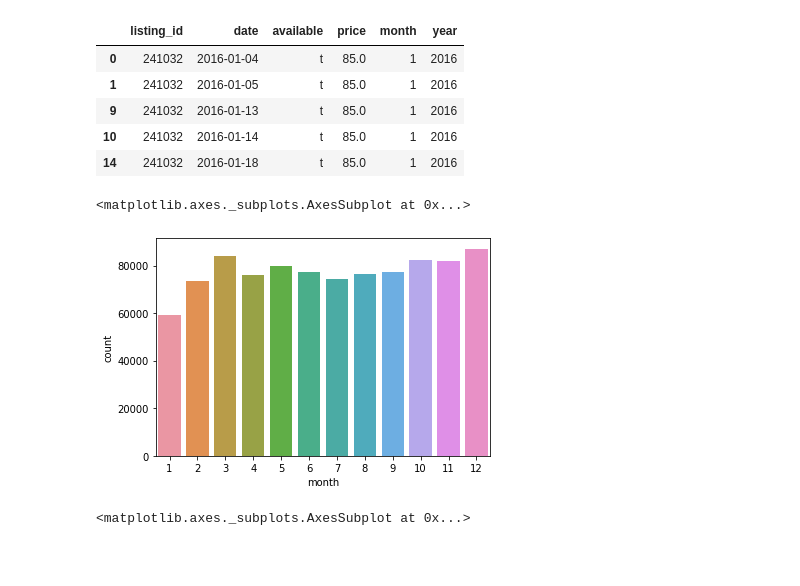
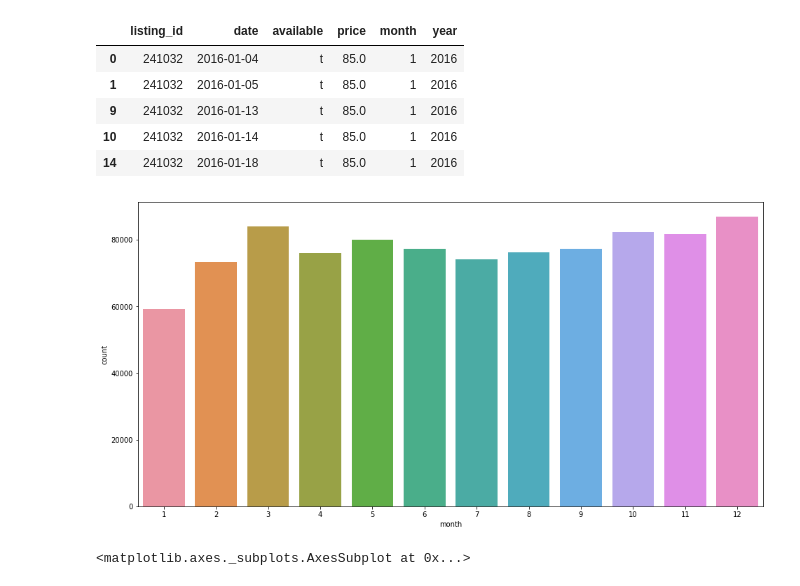
Before and after one commit to Soundoffear/DS_Nano_Project_1, a Jupyter notebook: Seattle_Airbnb.ipynb, the cells around one changed output. Saved outputs shown, nothing was run; the diff lists cells and outputs as text; code cells hidden in the pictures; blank space fills up the shorter version.

```diff
--- a/Seattle_Airbnb.ipynb
+++ b/Seattle_Airbnb.ipynb
@@ -299,6 +314,7 @@ Observations from above graph:
 # %%
 #function to check if deposit is required or not, for NaN values we will assume that no deposit is required
 def deposit_required(x):
+    """ This function returns true if value for deposit is bigger than zero and false when not """
     if x > 0:
         return True
     return False
@@ -376,0 +399,38 @@ There is not much big difference either, however, we can see that no deposit lis
+# %%
+fig = plt.figure(figsize=(20, 10))
+plot1 = plt.subplot2grid((2,3), (0, 0), colspan=2)
+plot2 = plt.subplot2grid((2,3), (1, 0), colspan=2)
+plot3 = plt.subplot2grid((2,3), (0, 2), rowspan=2)
+sns.distplot(df_deposit.review_scores_rating, bins=50, kde=False, color='red', ax=plot1)
+sns.distplot(df_no_deposit.review_scores_rating, bins=50, kde=False, color='blue', ax=plot2)
+plot3.barh(y=l_df_mod.Deposit_required.unique(),
+          width=l_df_mod.Deposit_required.value_counts(),
+           height=0.5,
+          color='green')
+for x, y in zip(l_df_mod.Deposit_required.value_counts(),
+               l_df_mod.Deposit_required.unique()):
+    plot3.annotate(xy=[x/2, y], s=x, color='white', fontsize=24,
+                  fontweight='bold')
+plot1.axes.get_xaxis().set_visible(False)
+plot1.axes.set_xlim(0, 100)
+plot1.set_title("Listings with deposit",
+               fontsize=18,
+               fontweight='bold',
+               pad=10)
+plot2.axes.set_xlim(0, 100)
+plot2.set_title('Listings without deposit',
+               fontsize=18,
+               fontweight='bold',
+               pad=10)
+plot2.axes.set_xlabel("Review Score Rating", fontsize=16)
+plot3.axes.get_yaxis().set_visible(False)
+plot3.set_title('Number of listings',
+               fontsize=18,
+               fontweight='bold',
+               pad=10)
+fig.suptitle("Distribution of reviews between listings that require deposits and those that do not",
+            fontsize=24,
+            fontweight='bold')
+plt.xticks(fontsize=14)
+plt.yticks(fontsize=14)
+plt.show()
@@ -513,10 +631,11 @@ c_df_2016.head()
 | 10 | 241032 | 2016-01-14 | t | 85.0 | 1 | 2016 |
 | 14 | 241032 | 2016-01-18 | t | 85.0 | 1 | 2016 |
 # %%
+plt.figure(figsize=(16, 8))
 sns.countplot(data=c_df_2016, x='month')
+plt.show()
 # %% [output]
-<matplotlib.axes._subplots.AxesSubplot at 0x...>
-[figure, old version]
+[figure, new version]
 # %%
 sns.countplot(data=c_df_2017, x='month')
 # %% [output]
```
Also changed, not shown: parts of 24 cells of this notebook, 6 other files.
